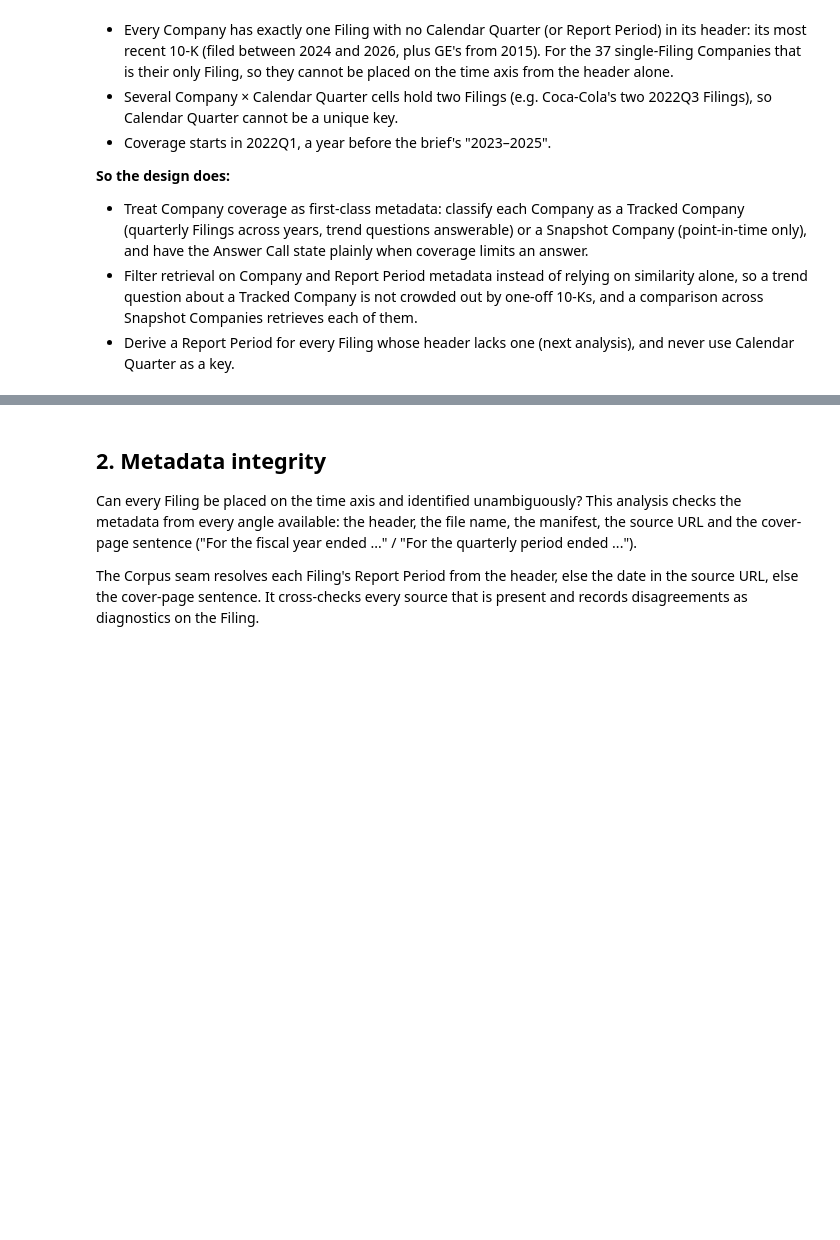
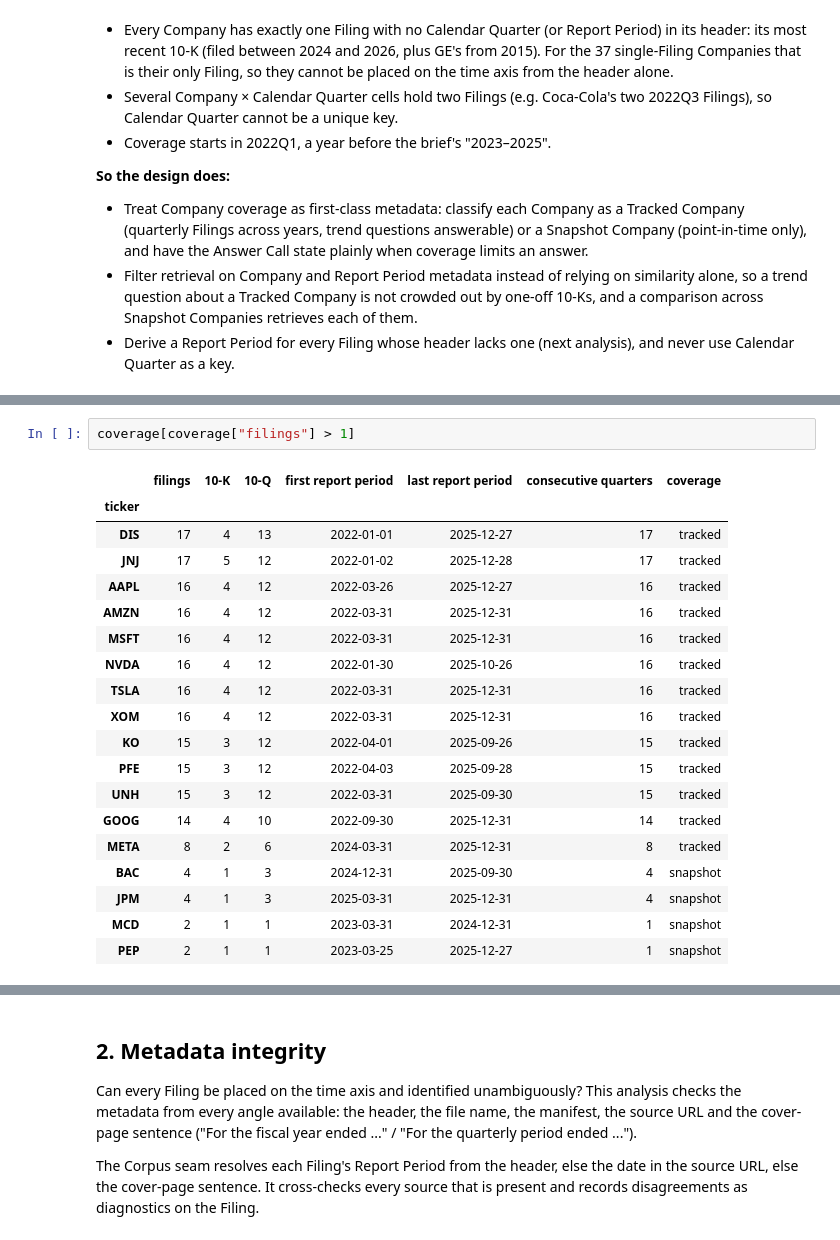
Before and after one commit to dwest1507/eliza-assessment, a Jupyter notebook: backend/notebooks/eda.ipynb, the cells around one changed output, grey strips where cells are left out. Drawn from its saved outputs; the diff is of its cells as text; blank space fills up the shorter version.

```diff
--- a/backend/notebooks/eda.ipynb
+++ b/backend/notebooks/eda.ipynb
@@ -153,0 +197,22 @@ Company × Calendar Quarter cells holding more than one Filing: 7
+# %%
+coverage[coverage["filings"] > 1]
+# %% [output]
+|  | filings | 10-K | 10-Q | first report period | last report period | consecutive quarters | coverage |
+| ticker |  |  |  |  |  |  |  |
+| DIS | 17 | 4 | 13 | 2022-01-01 | 2025-12-27 | 17 | tracked |
+| JNJ | 17 | 5 | 12 | 2022-01-02 | 2025-12-28 | 17 | tracked |
+| AAPL | 16 | 4 | 12 | 2022-03-26 | 2025-12-27 | 16 | tracked |
+| AMZN | 16 | 4 | 12 | 2022-03-31 | 2025-12-31 | 16 | tracked |
+| MSFT | 16 | 4 | 12 | 2022-03-31 | 2025-12-31 | 16 | tracked |
+| NVDA | 16 | 4 | 12 | 2022-01-30 | 2025-10-26 | 16 | tracked |
+| TSLA | 16 | 4 | 12 | 2022-03-31 | 2025-12-31 | 16 | tracked |
+| XOM | 16 | 4 | 12 | 2022-03-31 | 2025-12-31 | 16 | tracked |
+| KO | 15 | 3 | 12 | 2022-04-01 | 2025-09-26 | 15 | tracked |
+| PFE | 15 | 3 | 12 | 2022-04-03 | 2025-09-28 | 15 | tracked |
+| UNH | 15 | 3 | 12 | 2022-03-31 | 2025-09-30 | 15 | tracked |
+| GOOG | 14 | 4 | 10 | 2022-09-30 | 2025-12-31 | 14 | tracked |
+| META | 8 | 2 | 6 | 2024-03-31 | 2025-12-31 | 8 | tracked |
+| BAC | 4 | 1 | 3 | 2024-12-31 | 2025-09-30 | 4 | snapshot |
+| JPM | 4 | 1 | 3 | 2025-03-31 | 2025-12-31 | 4 | snapshot |
+| MCD | 2 | 1 | 1 | 2023-03-31 | 2024-12-31 | 1 | snapshot |
+| PEP | 2 | 1 | 1 | 2023-03-25 | 2025-12-27 | 1 | snapshot |
```
Also changed, not shown: parts of 10 cells of this notebook, 9 other files.
